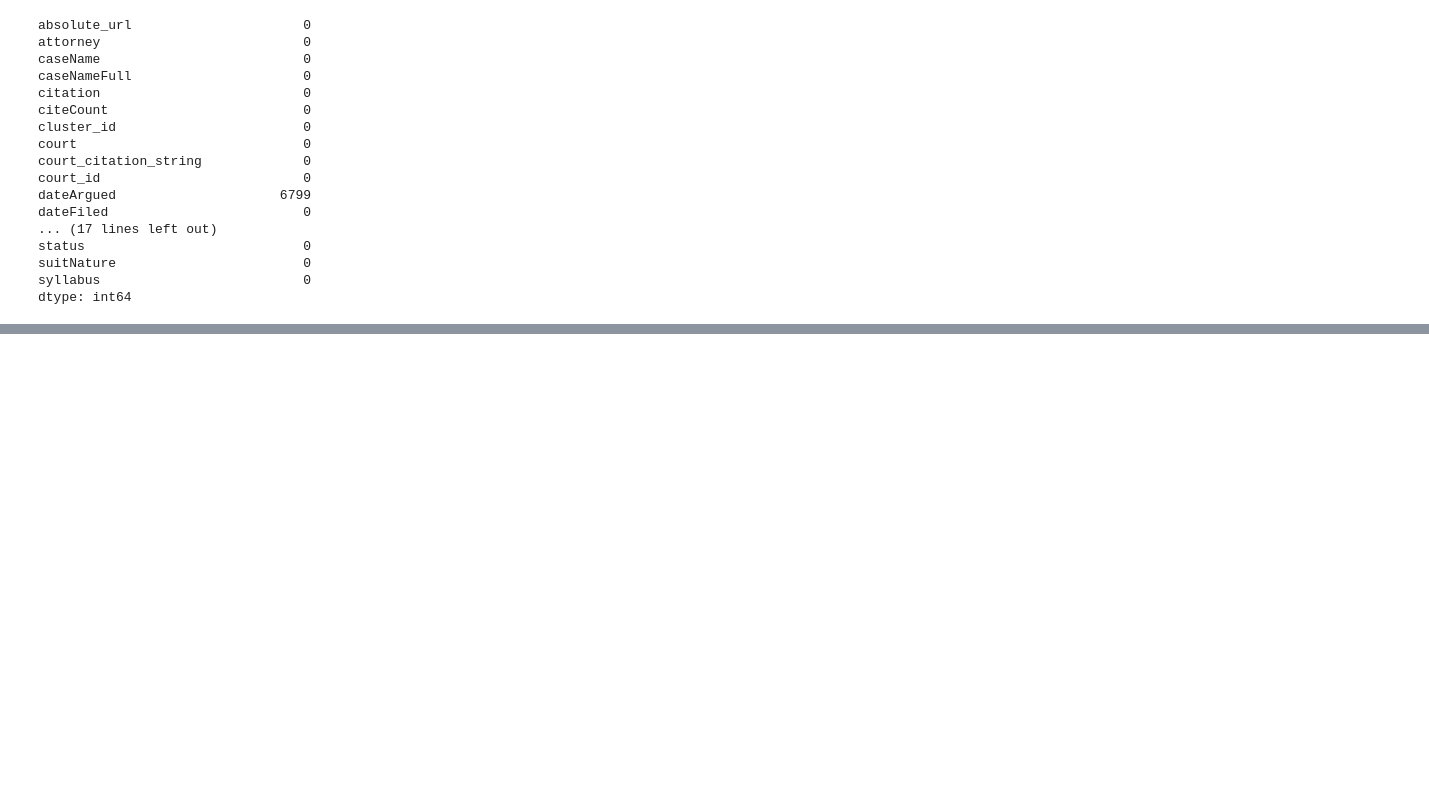
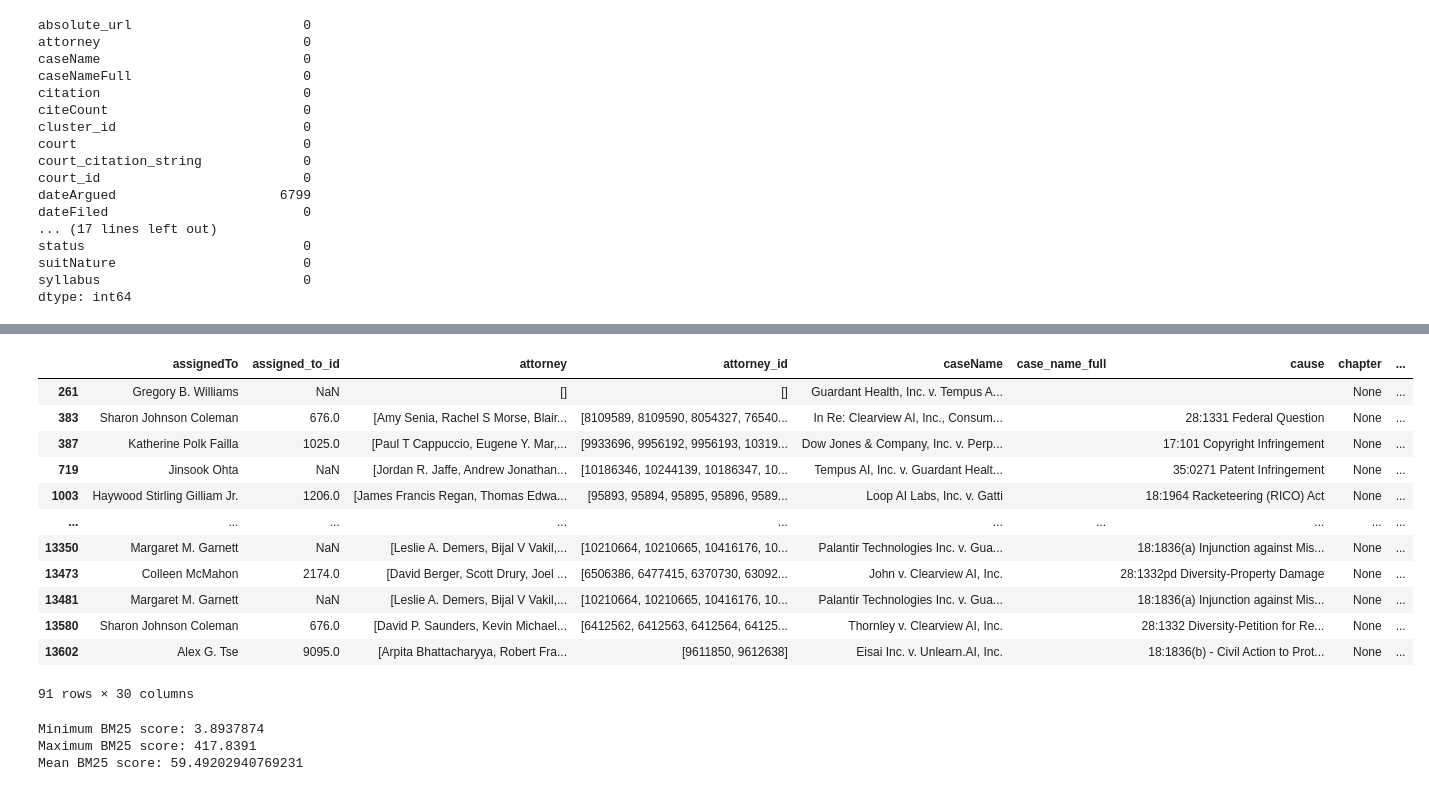
Before and after one commit to jh000107/AIDB, a Jupyter notebook: eda.ipynb, the cells around one changed output, grey strips where cells are left out. Cells and saved outputs as stored; diff of their text form; code cells hidden in the pictures; blank space fills up the shorter version.

```diff
--- a/eda.ipynb
+++ b/eda.ipynb
@@ -86,0 +241,8 @@ ai_cases_o
+# %%
+data_r_path = 'courtlistener/search/r/2025-06-17_courtlistener_search_type-r_artificial-intelligence.jsonl'
+
+with open(data_r_path, 'r') as file:
+    data_r = [json.loads(line) for line in file]
+# %%
+dataset_r = pd.DataFrame(data_r)
+dataset_r.head()
@@ -86,0 +300,21 @@ ai_cases_o
+# %%
+# pattern catches ai or artificial intelligence or arificial-intelligence
+pattern = r'\b(ai|artificial[\s\-]?intelligence)\b'
+
+ai_cases_r = dataset_r[dataset_r['caseName'].str.contains(pattern, case=False, na=False, regex=True)]
+# %%
+ai_cases_r
+# %% [output]
+|  | assignedTo | assigned_to_id | attorney | attorney_id | caseName | case_name_full | cause | chapter | ... |
+| 261 | Gregory B. Williams | NaN | [] | [] | Guardant Health, Inc. v. Tempus A... |  |  | None | ... |
+| 383 | Sharon Johnson Coleman | 676.0 | [Amy Senia, Rachel S Morse, Blair... | [8109589, 8109590, 8054327, 76540... | In Re: Clearview AI, Inc., Consum... |  | 28:1331 Federal Question | None | ... |
+| 387 | Katherine Polk Failla | 1025.0 | [Paul T Cappuccio, Eugene Y. Mar,... | [9933696, 9956192, 9956193, 10319... | Dow Jones & Company, Inc. v. Perp... |  | 17:101 Copyright Infringement | None | ... |
+| 719 | Jinsook Ohta | NaN | [Jordan R. Jaffe, Andrew Jonathan... | [10186346, 10244139, 10186347, 10... | Tempus AI, Inc. v. Guardant Healt... |  | 35:0271 Patent Infringement | None | ... |
+| 1003 | Haywood Stirling Gilliam Jr. | 1206.0 | [James Francis Regan, Thomas Edwa... | [95893, 95894, 95895, 95896, 9589... | Loop AI Labs, Inc. v. Gatti |  | 18:1964 Racketeering (RICO) Act | None | ... |
+| ... | ... | ... | ... | ... | ... | ... | ... | ... | ... |
+| 13350 | Margaret M. Garnett | NaN | [Leslie A. Demers, Bijal V Vakil,... | [10210664, 10210665, 10416176, 10... | Palantir Technologies Inc. v. Gua... |  | 18:1836(a) Injunction against Mis... | None | ... |
+| 13473 | Colleen McMahon | 2174.0 | [David Berger, Scott Drury, Joel ... | [6506386, 6477415, 6370730, 63092... | John v. Clearview AI, Inc. |  | 28:1332pd Diversity-Property Damage | None | ... |
+| 13481 | Margaret M. Garnett | NaN | [Leslie A. Demers, Bijal V Vakil,... | [10210664, 10210665, 10416176, 10... | Palantir Technologies Inc. v. Gua... |  | 18:1836(a) Injunction against Mis... | None | ... |
+| 13580 | Sharon Johnson Coleman | 676.0 | [David P. Saunders, Kevin Michael... | [6412562, 6412563, 6412564, 64125... | Thornley v. Clearview AI, Inc. |  | 28:1332 Diversity-Petition for Re... | None | ... |
+| 13602 | Alex G. Tse | 9095.0 | [Arpita Bhattacharyya, Robert Fra... | [9611850, 9612638] | Eisai Inc. v. Unlearn.AI, Inc. |  | 18:1836(b) - Civil Action to Prot... | None | ... |
+91 rows × 30 columns
@@ -86,0 +331,8 @@ ai_cases_o
+# %%
+print(f'Minimum BM25 score: {all_bm25_scores.min()}')
+print(f'Maximum BM25 score: {all_bm25_scores.max()}')
+print(f'Mean BM25 score: {all_bm25_scores.mean()}')
+# %% [output]
+Minimum BM25 score: 3.8937874
+Maximum BM25 score: 417.8391
+Mean BM25 score: 59.49202940769231
```
Also changed, not shown: parts of 10 cells of this notebook.
